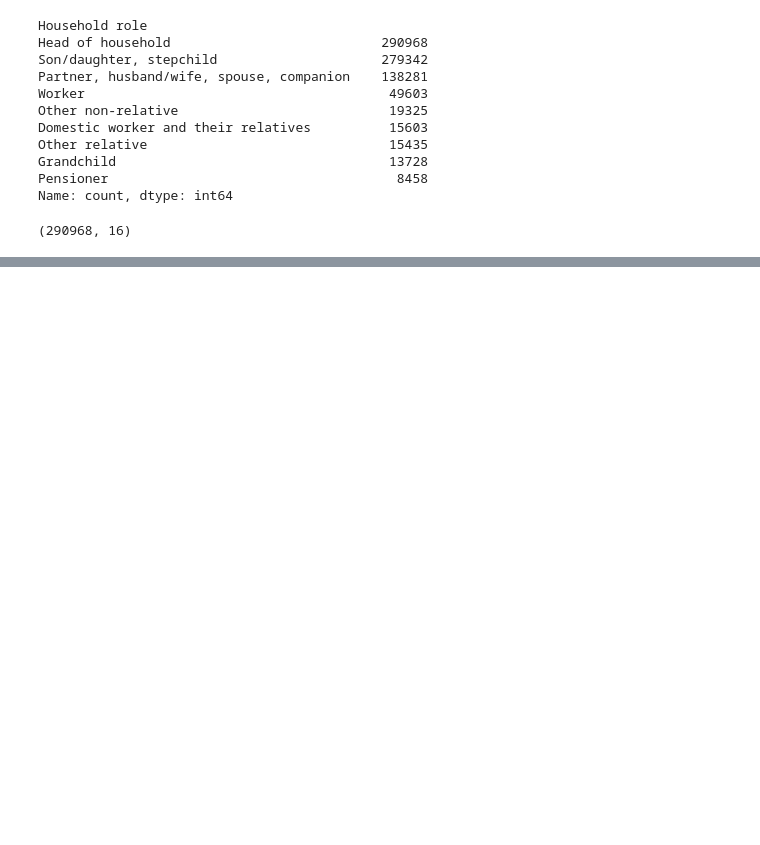
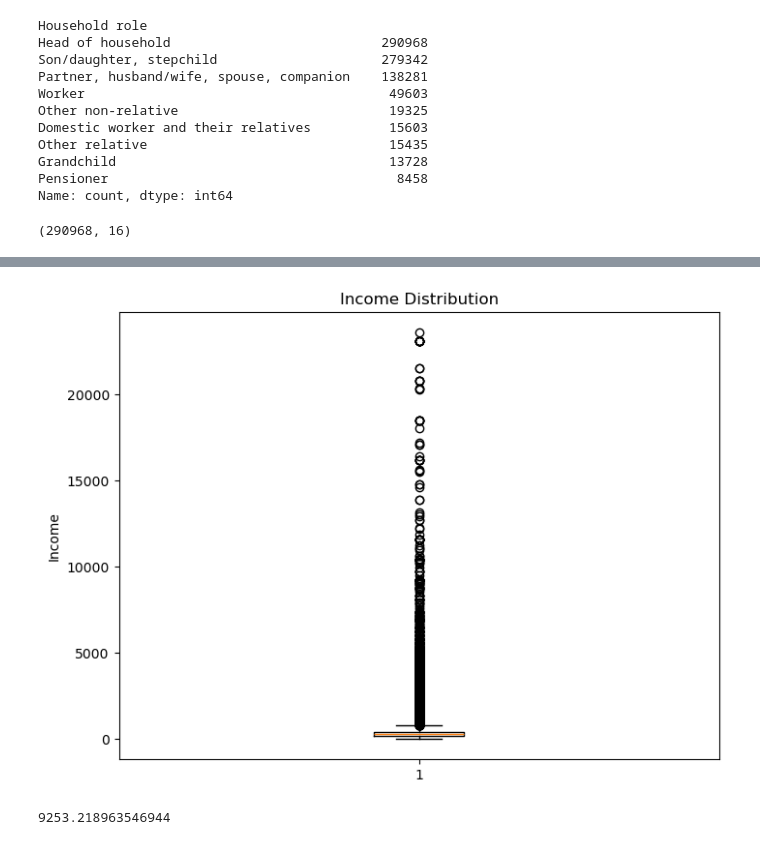
Before and after one commit to juaneacha/DataKind-Financial-Inclusion, a Jupyter notebook: Financial-Inclusion.ipynb, the cells around one changed output, grey strips where cells are left out. Cells and saved outputs as stored; diff of their text form; code cells hidden in the pictures; blank space fills up the shorter version.

Commit message:
Clean Data and Final Graphs

```diff
--- a/Financial-Inclusion.ipynb
+++ b/Financial-Inclusion.ipynb
@@ -105,3 +102,7 @@ for amount in income:
         tempIncome.append(0)
 
 df['total_labor_income'] = tempIncome
+# %%
+#Income after removing 0s
+income = df[df['total_labor_income'] != 0]['total_labor_income']
+income.describe()
@@ -107,0 +119,12 @@ df['total_labor_income'] = tempIncome
+# %%
+plt.figure(figsize=(8, 6))
+plt.boxplot(income)
+plt.title('Income Distribution')
+plt.ylabel('Income')
+plt.show()
+# %% [output]
+[figure, added]
+# %%
+print(np.percentile(income, 99.95))
+# %% [output]
+9253.218963546944
```
Also changed, not shown: parts of 10 cells of this notebook, 1 other file.
